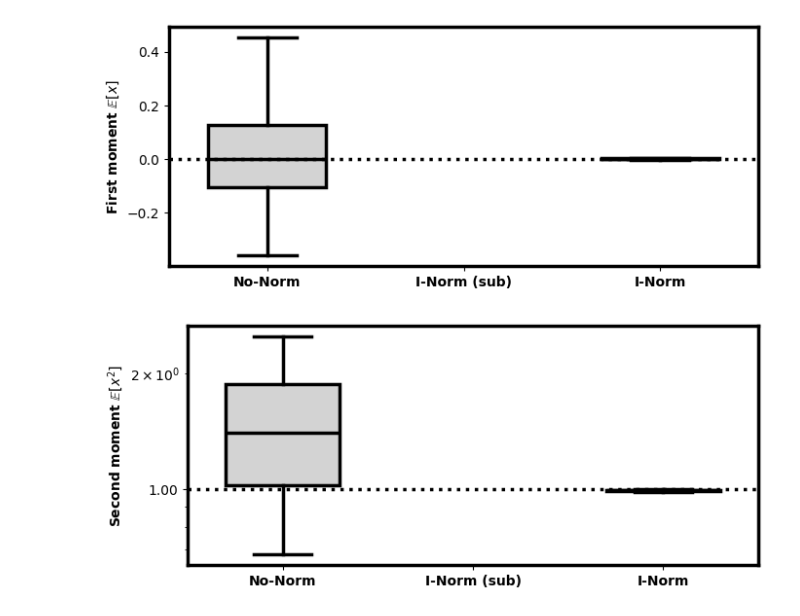
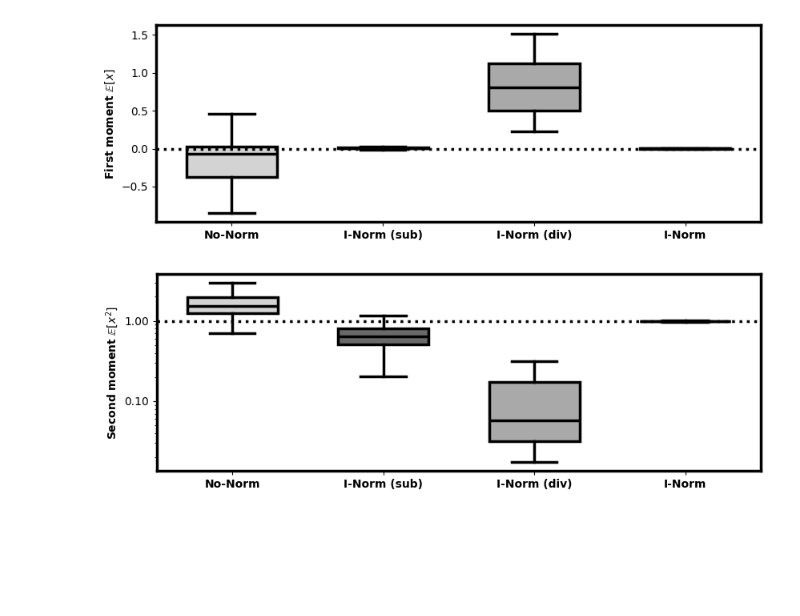
Before and after one commit to RoyHEyono/RNN_EI_Network, a Jupyter notebook: experiments/dense_fmnist/analysis/fig_3.ipynb, the cells around one changed output. Drawn from its saved outputs; the diff is of its cells as text; code cells hidden in the pictures; blank space fills up the shorter version.

```diff
--- a/experiments/dense_fmnist/analysis/fig_3.ipynb
+++ b/experiments/dense_fmnist/analysis/fig_3.ipynb
@@ -38,9 +36,14 @@ import matplotlib.pyplot as plt
 import numpy as np
 
 def plot_mu_var_boxplot_comparison(epsilons):
-    ln_feedback_types = ['No-Norm', 'I-Norm (sub)', 'I-Norm']
+    ln_feedback_types = ['No-Norm', 'I-Norm (sub)', 'I-Norm (div)', 'I-Norm']
     # strictly black and white/grayscale palette
-    colors = {'I-Norm': 'white', 'No-Norm': 'lightgray', 'I-Norm (sub)': 'darkgray'}
+    colors = {
+        'No-Norm': 'lightgray',
+        'I-Norm (sub)': 'dimgray',
+        'I-Norm (div)': 'darkgray',
+        'I-Norm': 'white',
+    }
     edge_color = 'black'
     lw = 2.5  # Base line thickness
 
@@ -49,30 +52,42 @@ def plot_mu_var_boxplot_comparison(epsilons):
 
     for epsilon in epsilons:
         for ln_fdb in ln_feedback_types:
+            project = 'Luminosity_LNHomeostasis'
             if ln_fdb == 'I-Norm (sub)':
-                # Keeping your specific epsilon mapping logic
-                query_eps = 1 if epsilon == 0.25 else epsilon
-                project = 'Luminosity_LNHomeostasis'
                 filters = {
-                    "config.dataset": "fashionmnist_contrast",
-                    "config.brightness_factor": query_eps,
+                    "config.dataset": "fashionmnist",
+                    "config.brightness_factor": epsilon,
                     "config.homeostasis": 1,
                     "config.shunting": 0,
+                    "config.subtractive": 1,
+                    "config.normtype_detach": 1,
+                    "config.use_testset": True,
+                    "config.is_dann": 1,
+                    "config.normtype": 0,
+                }
+            elif ln_fdb == 'I-Norm (div)':
+                filters = {
+                    "config.dataset": "fashionmnist",
+                    "config.brightness_factor": epsilon,
+                    "config.homeostasis": 1,
+                    "config.shunting": 1,
+                    "config.subtractive": 0,
+                    "config.normtype_detach": 1,
                     "config.use_testset": True,
                     "config.is_dann": 1,
                     "config.normtype": 0,
                 }
             else:
-                project = 'Luminosity_LNHomeostasis'
                 filters = {
-                    "config.dataset": "fashionmnist_contrast",
+                    "config.dataset": "fashionmnist",
                     "config.brightness_factor": epsilon,
                     "config.homeostasis": 1 if ln_fdb == 'I-Norm' else 0,
                     "config.normtype": 0,
                     "config.normtype_detach": 1,
+                    "config.subtractive": None,
                     "config.excitation_training": 1 if ln_fdb == 'I-Norm' else 0,
-                    "config.layer_norm": 0 if ln_fdb == 'I-Norm' else 0,
-                    "config.use_testset": True
+                    "config.layer_norm": 0,
+                    "config.use_testset": True,
                 }
 
             runs = fetch_runs(
@@ -85,16 +100,10 @@ def plot_mu_var_boxplot_comparison(epsilons):
 
             for run in runs:
                 try:
-                    if ln_fdb == 'I-Norm (sub)':
-                        mu0 = float(run.summary.get("train_fc1_mu", np.nan))
-                        mu1 = float(run.summary.get("train_fc1_mu", np.nan))
-                        var0 = float(run.summary.get("train_fc1_var", np.nan))
-                        var1 = float(run.summary.get("train_fc1_var", np.nan))
-                    else:
-                        mu0 = float(run.summary.get("train_fc0_mu", np.nan))
-                        mu1 = float(run.summary.get("train_fc1_mu", np.nan))
-                        var0 = float(run.summary.get("train_fc0_var", np.nan))
-                        var1 = float(run.summary.get("train_fc1_var", np.nan))
+                    mu0 = float(run.summary.get("train_fc0_mu", np.nan))
+                    mu1 = float(run.summary.get("train_fc1_mu", np.nan))
+                    var0 = float(run.summary.get("train_fc0_var", np.nan))
+                    var1 = float(run.summary.get("train_fc1_var", np.nan))
                 except (TypeError, ValueError):
                     continue
 
@@ -103,7 +112,7 @@ def plot_mu_var_boxplot_comparison(epsilons):
                     var_data[ln_fdb].append((var0 + var1) / 2)
 
     def create_boxplot(data_dict, ylabel, filename, y_hline=None, use_log=False):
-        fig, ax = plt.subplots(figsize=(7, 3))
+        fig, ax = plt.subplots(figsize=(8.5, 3))
         plot_list = [data_dict[t] for t in ln_feedback_types]
 
         # Modified for thickness and BW style
@@ -120,32 +129,32 @@ def plot_mu_var_boxplot_comparison(epsilons):
 
         for patch, t in zip(bp['boxes'], ln_feedback_types):
             patch.set_facecolor(colors[t])
 
         if y_hline is not None:
             ax.axhline(y_hline, color='black', linestyle='dotted', linewidth=lw)
 
         ax.set_xticklabels(ln_feedback_types, fontweight='bold')
         ax.set_ylabel(ylabel, fontweight='bold')
 
         # Make axes spines thicker
         for spine in ax.spines.values():
             spine.set_linewidth(lw)
 
         if use_log:
             ax.set_yscale("log")
             ax.get_yaxis().set_major_formatter(plt.ScalarFormatter())
 
         plt.tight_layout()
         # plt.savefig(filename, format="svg")
         plt.show()
 
     # Generate plots
     create_boxplot(mu_data, r"First moment $\mathbb{E}[x]$", "fig_mu_bw.svg", y_hline=0)
     create_boxplot(var_data, r"Second moment $\mathbb{E}[x^2]$", "fig_var_bw.svg", y_hline=1, use_log=True)
 
 # Usage
 epsilons = [0.0, 0.25, 0.5, 0.75]
 plot_mu_var_boxplot_comparison(epsilons)
 # %% [output]
-[figure, old version]
+[figure, new version]
-[figure, old version]
+[figure, new version]
```
Also changed, not shown: parts of 3 cells of this notebook, 19 other files.
